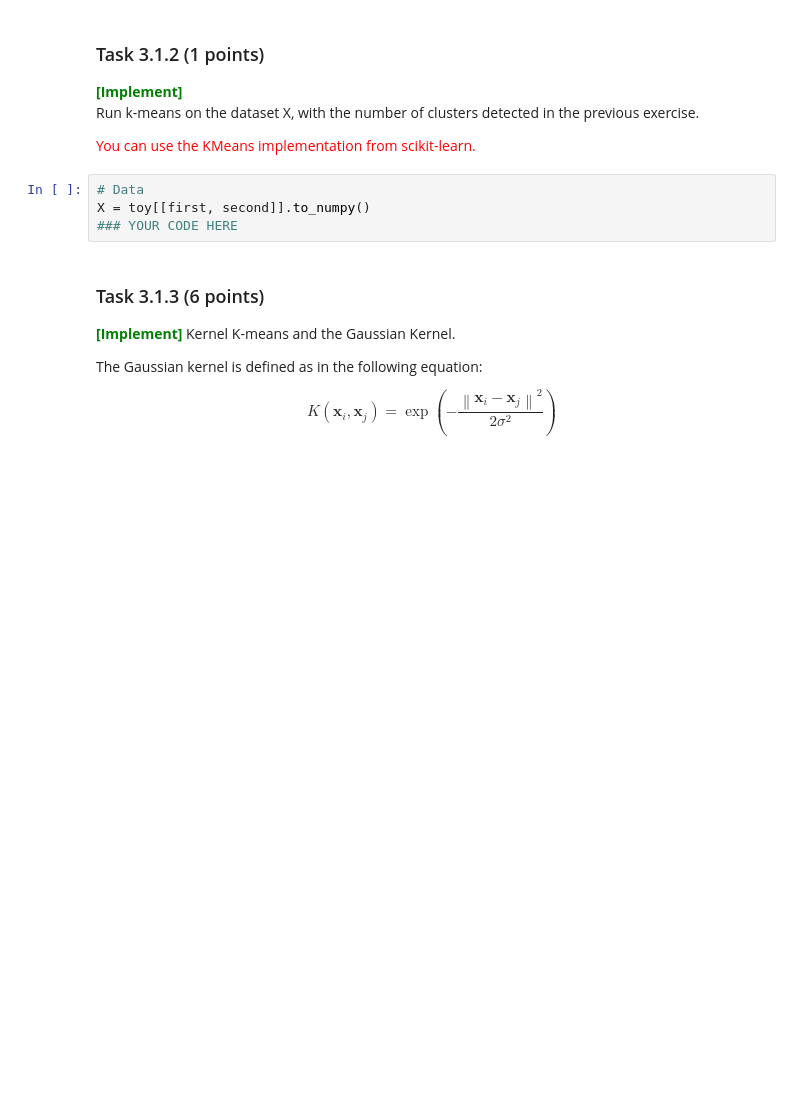
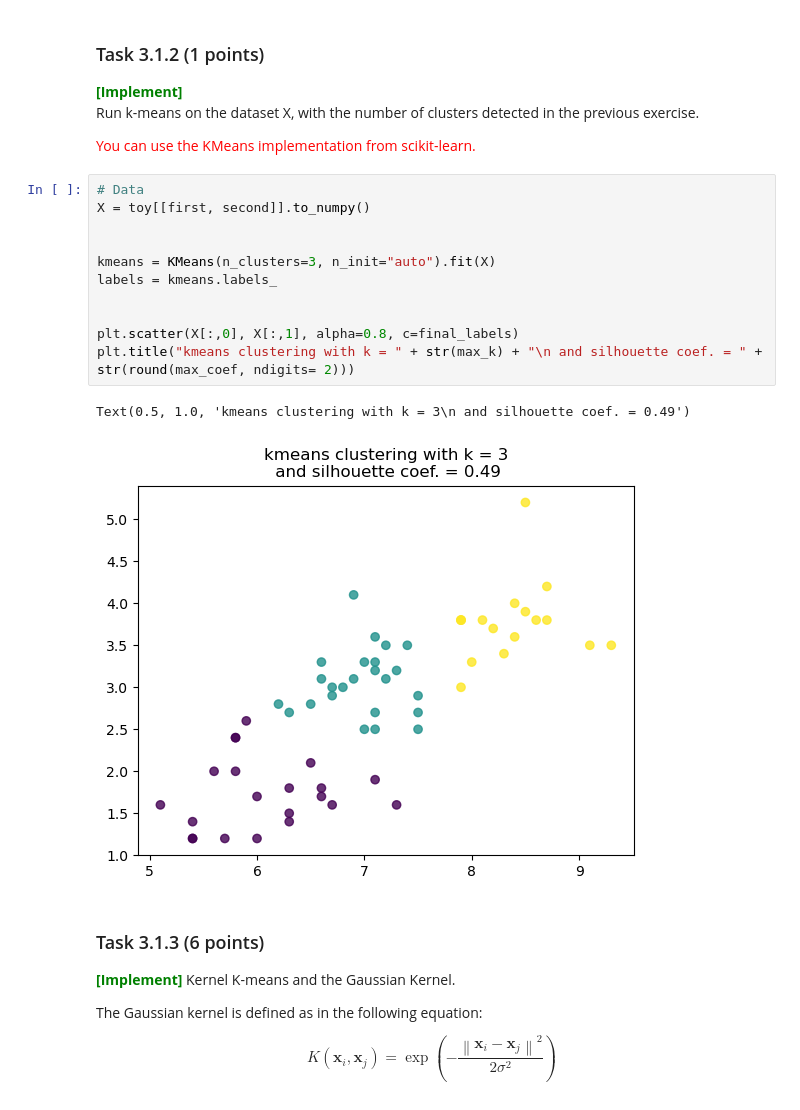
Before and after one commit to SofieHvid/dm2024-exercises-main, a Jupyter notebook: handins/handin1.ipynb, the cells around one changed output. Saved outputs shown, nothing was run; the diff lists cells and outputs as text; blank space fills up the shorter version.

```diff
--- a/handins/handin1.ipynb
+++ b/handins/handin1.ipynb
@@ -910,10 +969,20 @@ B) <span style='color: green'>**\[Motivate\]**</span> your choice of clusters $k
 Run k-means on the dataset X, with the number of clusters detected in the previous exercise.
 
 <font color='red'>You can use the KMeans implementation from scikit-learn.</font> <br>
-# %%
-# Data
-X = toy[[first, second]].to_numpy()
-### YOUR CODE HERE
+# %%
+# Data
+X = toy[[first, second]].to_numpy()
+
+
+kmeans = KMeans(n_clusters=3, n_init="auto").fit(X)
+labels = kmeans.labels_
+
+
+plt.scatter(X[:,0], X[:,1], alpha=0.8, c=final_labels)
+plt.title("kmeans clustering with k = " + str(max_k) + "\n and silhouette coef. = " + str(round(max_coef, ndigits= 2)))
+# %% [output]
+Text(0.5, 1.0, 'kmeans clustering with k = 3\n and silhouette coef. = 0.49')
+[figure, added]
 # %% [markdown]
 ### Task 3.1.3 (6 points)
 <span style='color: green'>**\[Implement\]**</span> Kernel K-means and the Gaussian Kernel.
```
Also changed, not shown: parts of 5 cells of this notebook.
